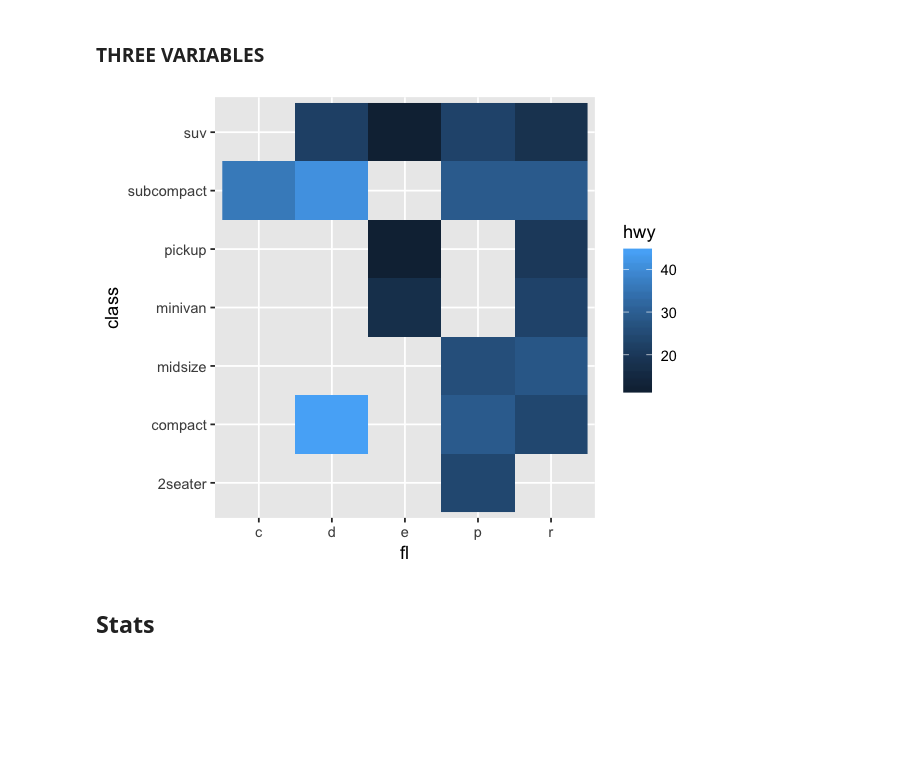
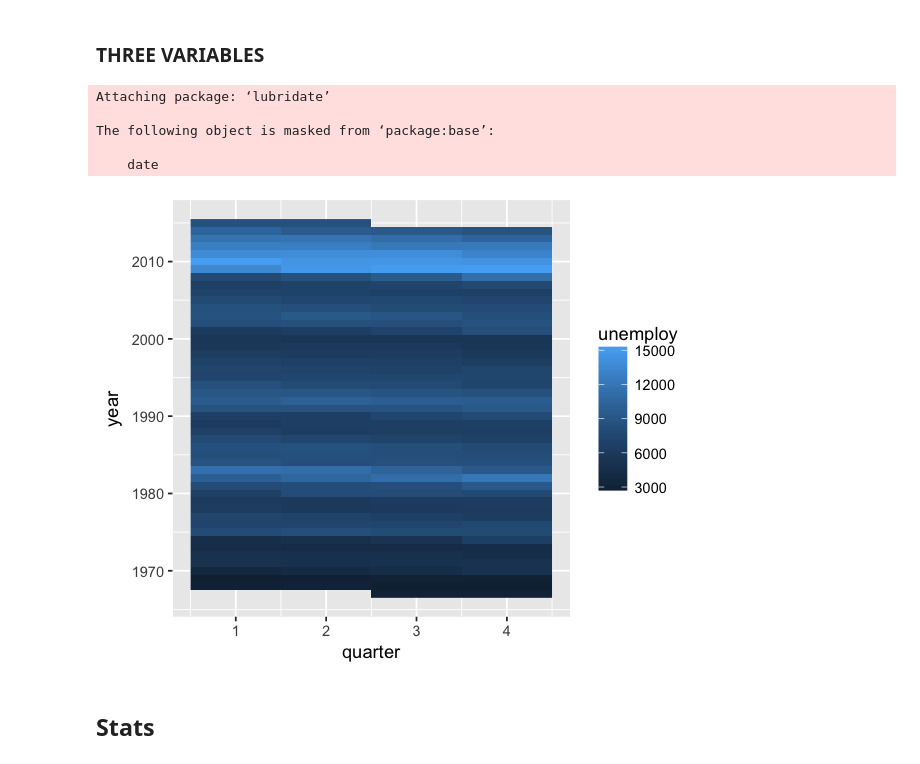
Before and after one commit to zhiruiwang/Talk_at_CAS, a Jupyter notebook: Invited Talk at CAS.ipynb, the cells around one changed output. Cells and saved outputs as stored; diff of their text form; code cells hidden in the pictures; blank space fills up the shorter version.

Commit message:
Add advanced plots

```diff
--- a/Invited Talk at CAS.ipynb
+++ b/Invited Talk at CAS.ipynb
@@ -180,11 +180,19 @@ ggplot(mpg, aes(class, hwy))+
 [figure]
 # %% [markdown]
 ### THREE VARIABLES
-# %%
-ggplot(mpg, aes(fl, class))+
-    geom_raster(aes(fill=hwy))
-# %% [output]
-[figure, removed]
+# %%
+library(lubridate)
+economics %>%
+    mutate(year=year(date), quarter=quarter(date)) %>%
+    ggplot(aes(quarter,year)) +
+    geom_raster(aes(fill=unemploy))
+# %% [output]
+Attaching package: ‘lubridate’
+
+The following object is masked from ‘package:base’:
+
+    date
+[figure, added]
 # %% [markdown]
 ## Stats
 # %%
```
Also changed, not shown: parts of 19 cells of this notebook.
